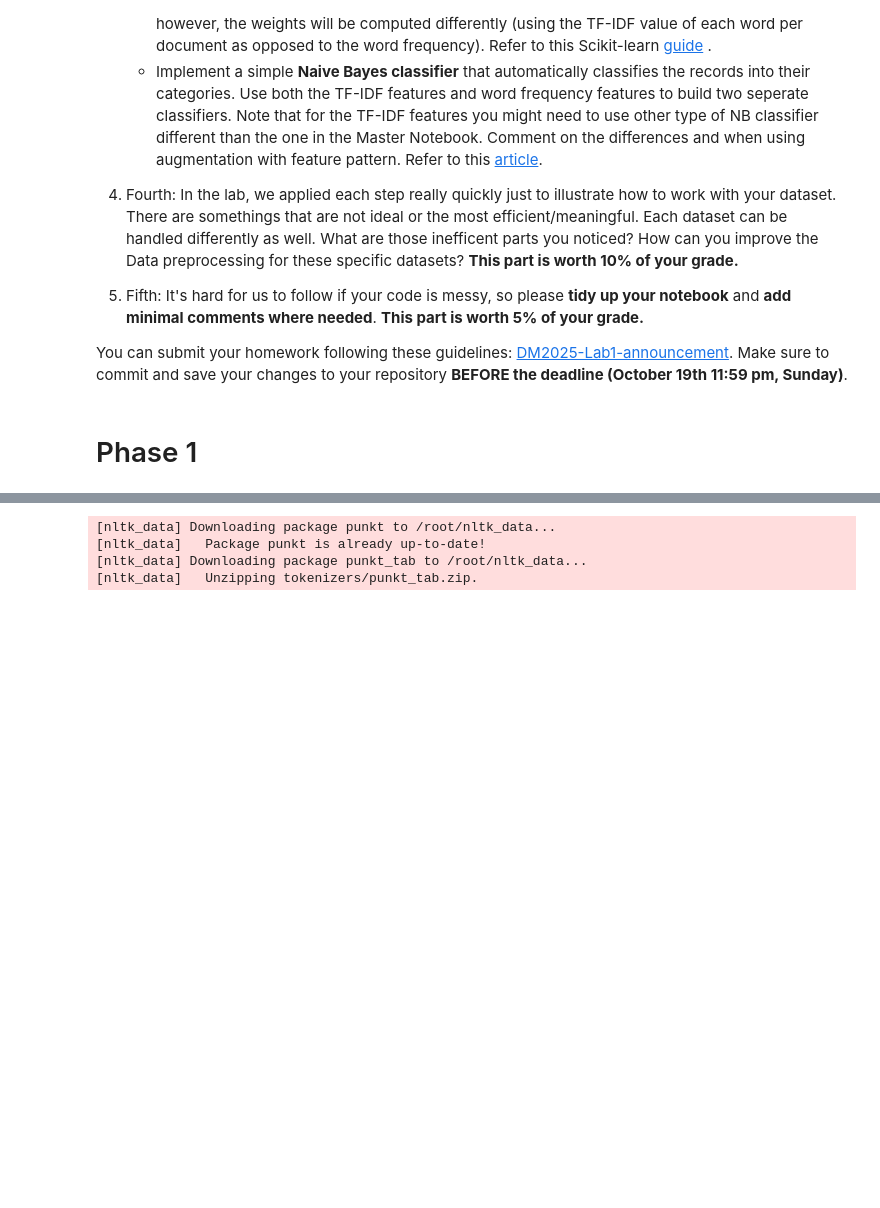
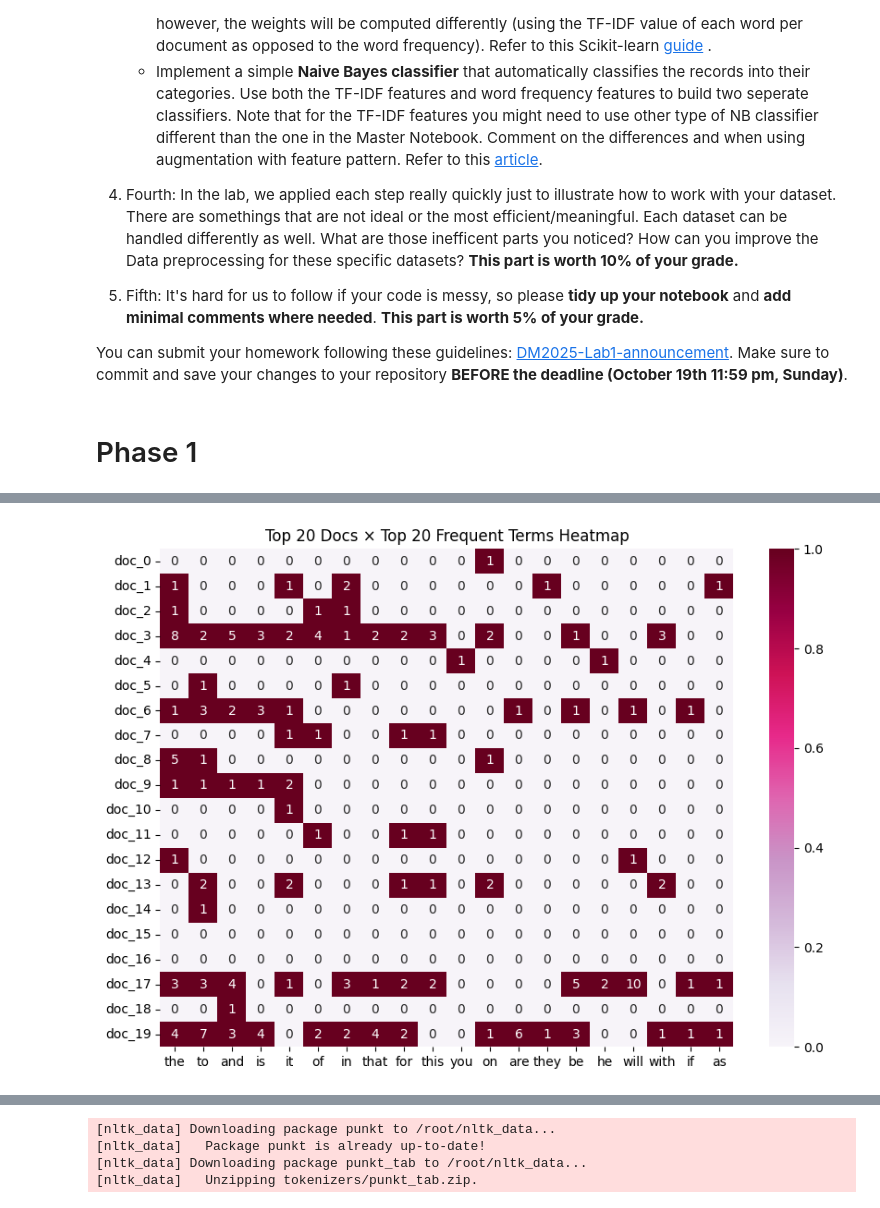
Before and after one commit to THH1118/DM2025-Lab1-Exercise, a Jupyter notebook: DM2025-Lab1-Homework.ipynb, the cells around one changed output, grey strips where cells are left out. Drawn from its saved outputs; the diff is of its cells as text; code cells hidden in the pictures; blank space fills up the shorter version.

```diff
--- a/DM2025-Lab1-Homework.ipynb
+++ b/DM2025-Lab1-Homework.ipynb
@@ -60,0 +250,28 @@ You can submit your homework following these guidelines: [DM2025-Lab1-announceme
+# %%
+#exercise11
+import seaborn as sns
+import matplotlib.pyplot as plt
+import pandas as pd
+import numpy as np
+
+# 取前 20 筆文件和前 20 個 feature（直接用詞頻最高的詞）
+top_n_docs = 20
+top_n_terms = 20
+
+# 找出前 top_n_terms 的詞（根據全體詞頻）
+term_frequencies = np.asarray(X_counts.sum(axis=0)).ravel()
+top_indices = term_frequencies.argsort()[::-1][:top_n_terms]
+top_terms = [count_vect.get_feature_names_out()[i] for i in top_indices]
+
+plot_z = X_counts[:top_n_docs, top_indices].toarray()
+plot_x = top_terms
+plot_y = ["doc_" + str(i) for i in range(top_n_docs)]
+
+df_todraw = pd.DataFrame(plot_z, columns=plot_x, index=plot_y)
+
+plt.figure(figsize=(10, 7))
+ax = sns.heatmap(df_todraw, cmap="PuRd", vmin=0, vmax=1, annot=True)
+plt.title("Top 20 Docs × Top 20 Frequent Terms Heatmap")
+plt.show()
+# %% [output]
+[figure, added]
```
Also changed, not shown: parts of 12 cells of this notebook.
